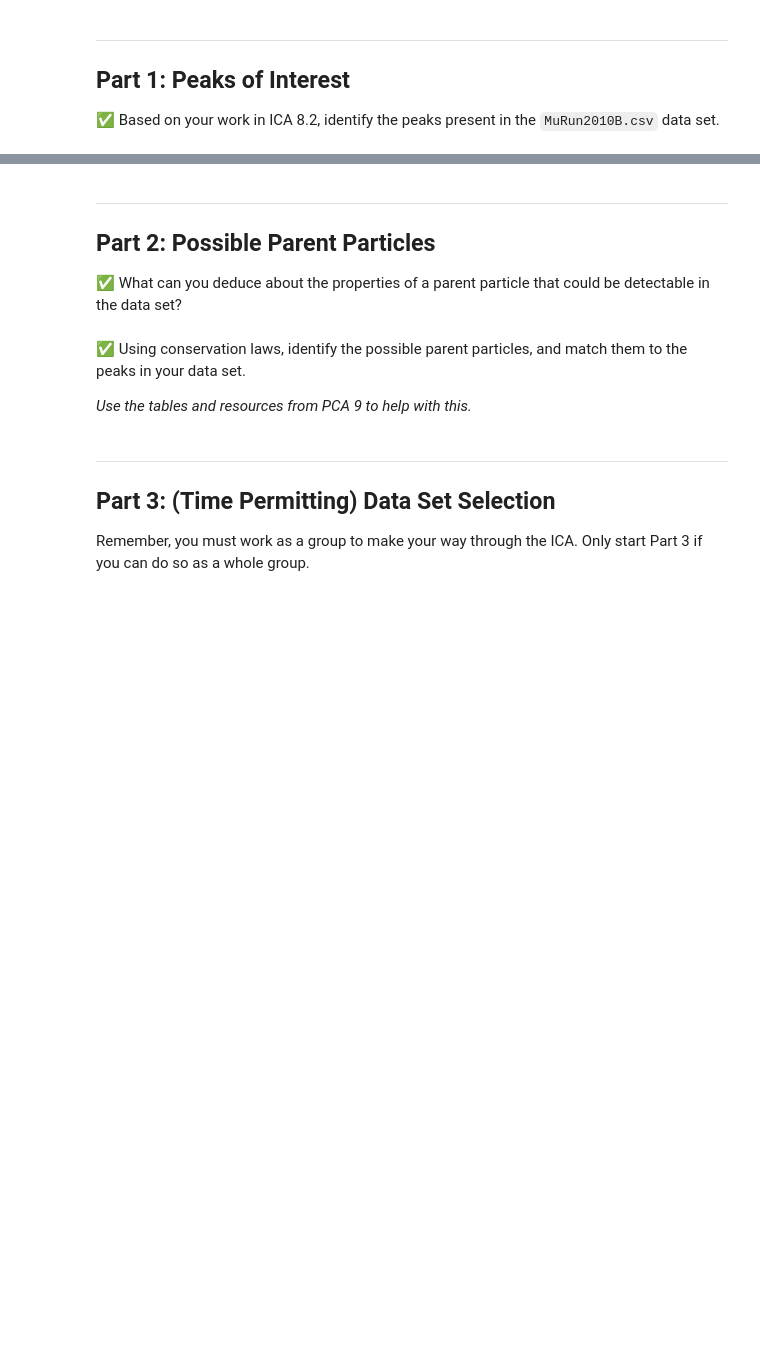
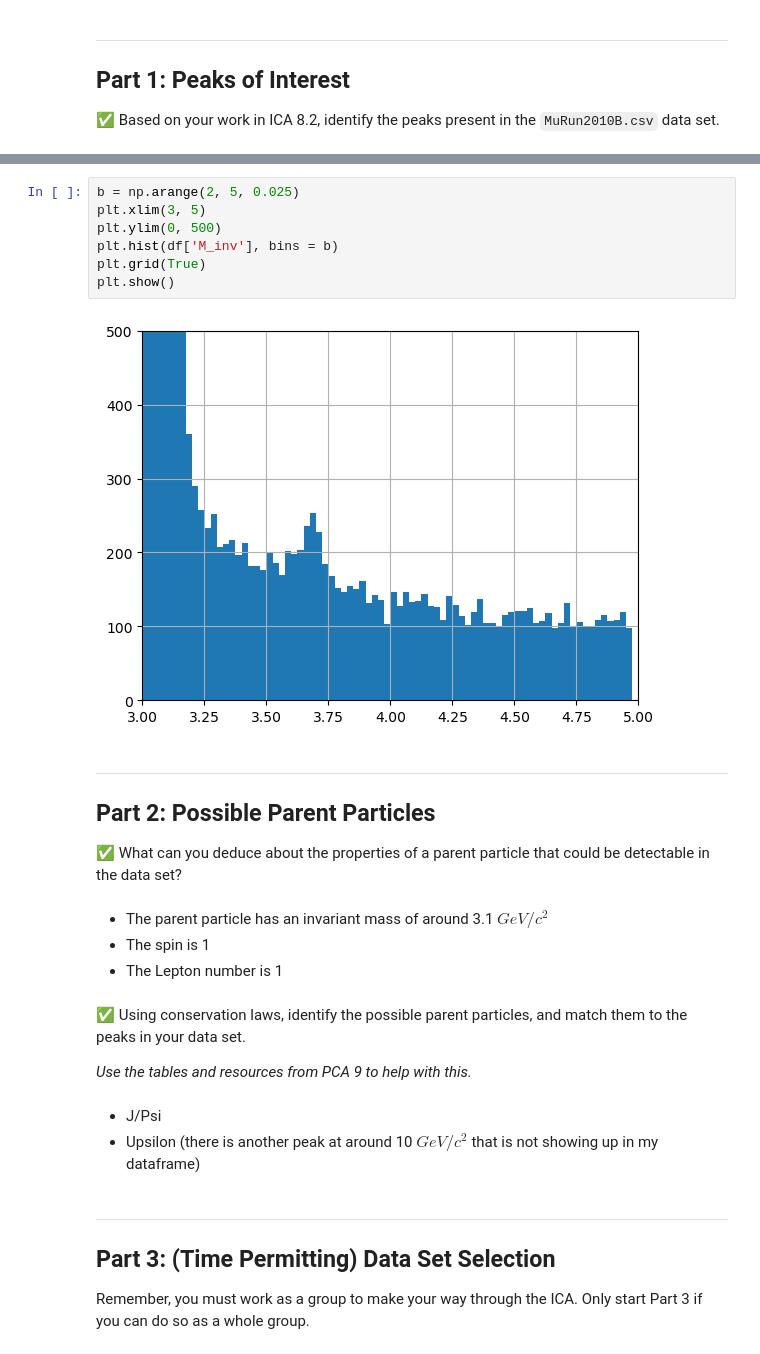
Before and after one commit to xspoole/PH364Group3Repo, a Jupyter notebook: ICA-9.2.ipynb, the cells around one changed output, grey strips where cells are left out. Cells and saved outputs as stored; diff of their text form; blank space fills up the shorter version.

```diff
--- a/ICA-9.2.ipynb
+++ b/ICA-9.2.ipynb
@@ -30,13 +71,29 @@ df.head()
+# %%
+b = np.arange(2, 5, 0.025)
+plt.xlim(3, 5)
+plt.ylim(0, 500)
+plt.hist(df['M_inv'], bins = b)
+plt.grid(True)
+plt.show()
+# %% [output]
+[figure, added]
 # %% [markdown]
 ---
 
 ## Part 2: Possible Parent Particles
 
 &#x2705; What can you deduce about the properties of a parent particle that could be detectable in the data set?
+# %% [markdown]
+- The parent particle has an invariant mass of around 3.1 $GeV/c^2$
+- The spin is 1
+- The Lepton number is 1
 # %% [markdown]
 &#x2705; Using conservation laws, identify the possible parent particles, and match them to the peaks in your data set.
 
 *Use the tables and resources from PCA 9 to help with this.*
+# %% [markdown]
+- J/Psi
+- Upsilon (there is another peak at around 10 $GeV/c^2$ that is not showing up in my dataframe)
 # %% [markdown]
 ---
 
```
Also changed, not shown: parts of 5 cells of this notebook.
